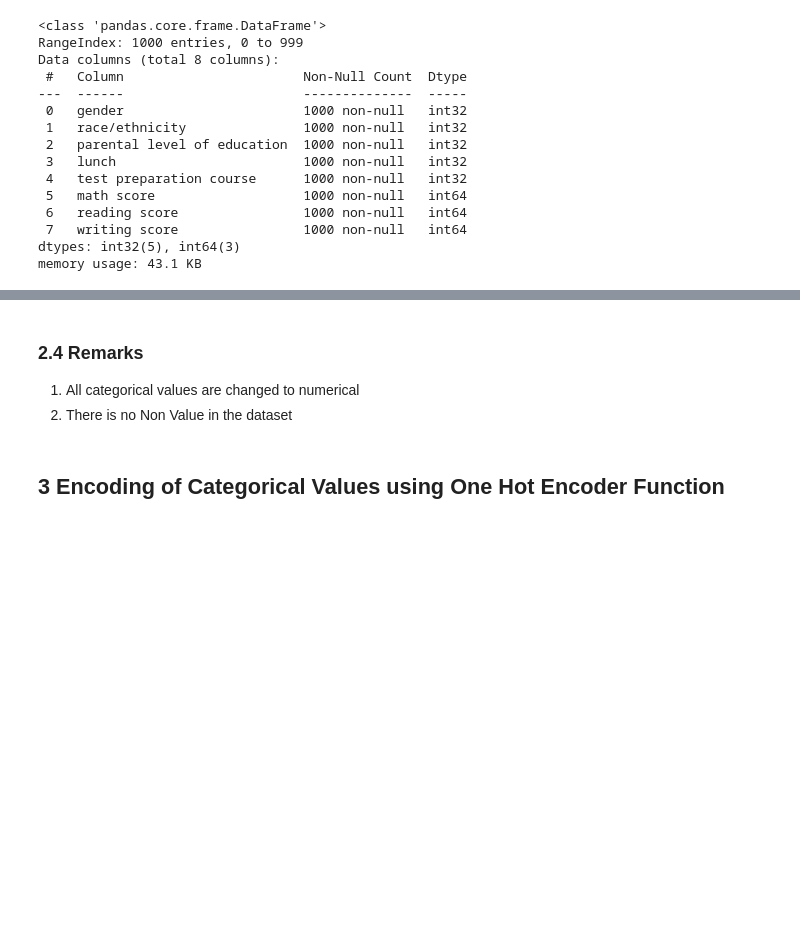
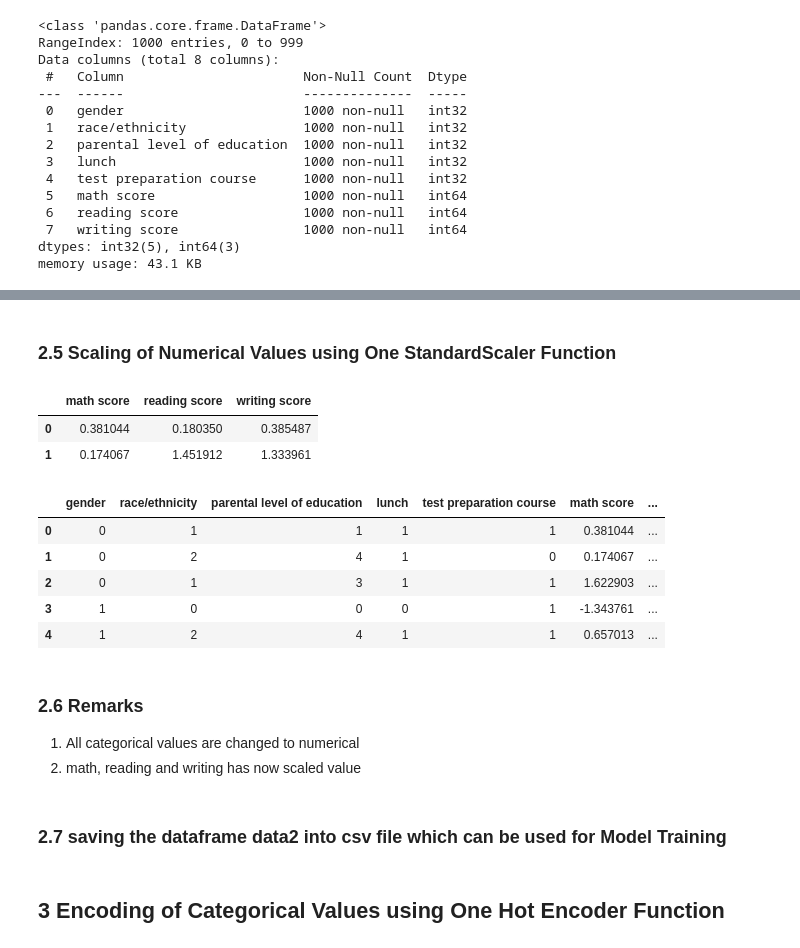
Before and after one commit to ravi0dubey/Linear_Regression_Student_Performance, a Jupyter notebook: Encoding and Scaling_Student_Performance.ipynb, the cells around one changed output, grey strips where cells are left out. Drawn from its saved outputs; the diff is of its cells as text; code cells hidden in the pictures; blank space fills up the shorter version.

```diff
--- a/Encoding and Scaling_Student_Performance.ipynb
+++ b/Encoding and Scaling_Student_Performance.ipynb
@@ -167,6 +167,11 @@ data2.head(2)
 |  | gender | race/ethnicity | parental level of education | lunch | test preparation course | math score | ... |
 | 0 | female | group B | bachelor's degree | standard | none | 72 | ... |
 | 1 | female | group C | some college | standard | completed | 69 | ... |
+# %%
+# Seggregate Numeric and Categorical Features
+
+num_features =data4.select_dtypes(exclude="object").columns
+cat_features = data4.select_dtypes(include="object").columns
 # %% [markdown]
 ### 2.2 Using sklearn library to Label Encode Categorical Features
 # %%
@@ -209,4 +218,34 @@ memory usage: 43.1 KB
+# %% [markdown]
+### 2.5 Scaling of Numerical Values using One StandardScaler  Function
+# %%
+#import necessary library
+from sklearn.preprocessing import StandardScaler
+
+#creating instance of Standard Scaler
+numeric_scale = StandardScaler()
+
+#scaling numerical features
+scaler_df= pd.DataFrame(numeric_scale.fit_transform(data2[num_features]), columns=('math score','reading score','writing score'))
+scaler_df.head(2)
+# %% [output]
+|  | math score | reading score | writing score |
+| 0 | 0.381044 | 0.180350 | 0.385487 |
+| 1 | 0.174067 | 1.451912 | 1.333961 |
+# %%
+#assigning scaled value of Math, Reading and Writing score to the dataframe data2
+data2[num_features]= scaler_df
+# %%
+data2.head(5)
+# %% [output]
+|  | gender | race/ethnicity | parental level of education | lunch | test preparation course | math score | ... |
+| 0 | 0 | 1 | 1 | 1 | 1 | 0.381044 | ... |
+| 1 | 0 | 2 | 4 | 1 | 0 | 0.174067 | ... |
+| 2 | 0 | 1 | 3 | 1 | 1 | 1.622903 | ... |
+| 3 | 1 | 0 | 0 | 0 | 1 | -1.343761 | ... |
+| 4 | 1 | 2 | 4 | 1 | 1 | 0.657013 | ... |
 # %% [markdown]
-### 2.4 Remarks
+### 2.6 Remarks
 1.  All categorical values are changed to numerical
-2.  There is no Non Value in the dataset
+2.  math, reading and writing has  now scaled value
+# %% [markdown]
+### 2.7  saving the dataframe data2 into csv file which can be used for Model Training
```
Also changed, not shown: parts of 3 cells of this notebook, 2 other files.
